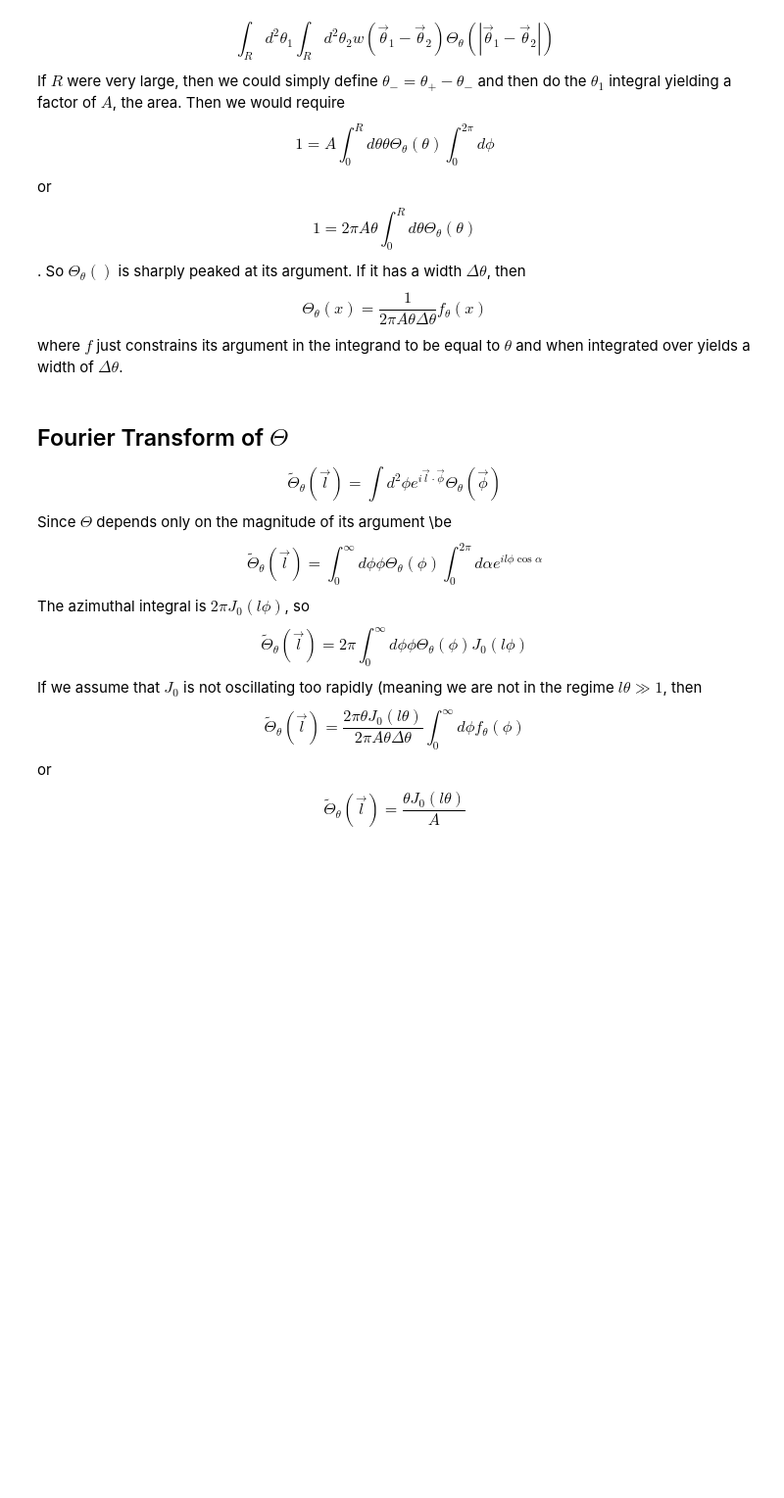
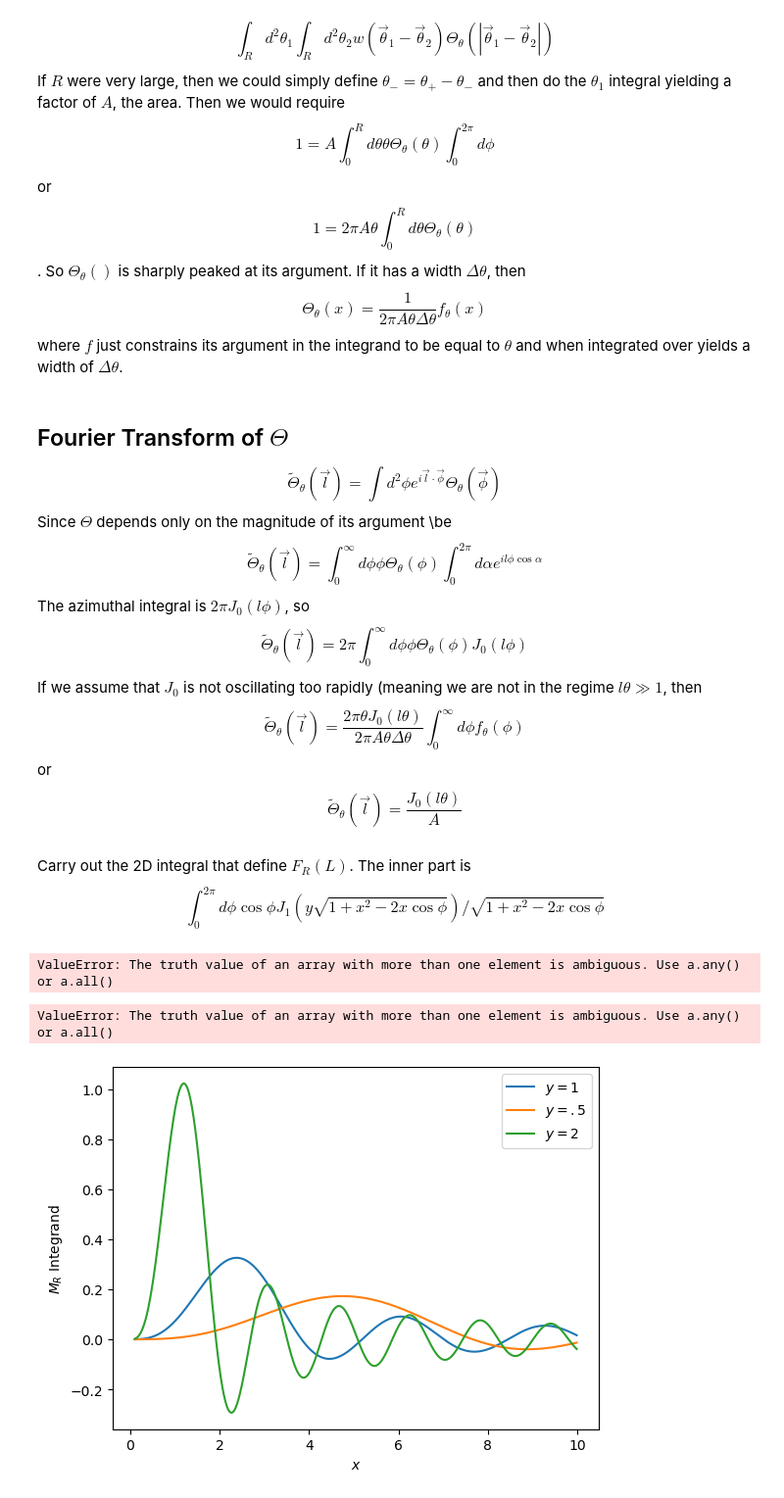
Before and after one commit to lpk1202/Light-Cone, a Jupyter notebook: source/angular.ipynb, the cells around one changed output. Shown at 98% size. Cells and saved outputs as stored; diff of their text form; code cells hidden in the pictures; blank space fills up the shorter version.

```diff
--- a/source/angular.ipynb
+++ b/source/angular.ipynb
@@ -75,4 +85,60 @@ $$\tilde\Theta_\theta(\vec l) = 2\pi \int_0^\infty d\phi\phi \Theta_\theta(\phi)
 If we assume that $J_0$ is not oscillating too rapidly (meaning we are not in the regime $l\theta\gg 1$, then
 $$\tilde\Theta_\theta(\vec l) = \frac{2\pi \theta J_0(l\theta)}{2\pi A\theta\Delta\theta} \int_0^\infty d\phi f_\theta(\phi) $$
 or
-$$\tilde\Theta_\theta(\vec l) = \frac{\theta J_0(l\theta)}{A} $$
+$$\tilde\Theta_\theta(\vec l) = \frac{J_0(l\theta)}{A} $$
+# %% [markdown]
+Carry out the 2D integral that define $F_R(L)$. The inner part is $$\int_0^{2\pi}d\phi \cos\phi J_1(y\sqrt{1+x^2-2x\cos\phi})/\sqrt{1+x^2-2x\cos\phi} $$
+# %%
+def phiint(phi,x,y):
+    c=np.cos(phi)
+    dist=np.sqrt(1+x**2-2*x*c)
+    if (dist <= 1.e-6):
+        return c*y*.5 # limit of J_1(x)=x/2
+    else:
+        return c*special.jv(1,y*dist)/dist
+phia=np.arange(0,np.pi,.01)
+plt.plot(phia/np.pi,phiint(phia,1,1),label='$y=1$')
+plt.plot(phia/np.pi,phiint(phia,1,10),label='$y=10$')
+plt.plot(phia/np.pi,phiint(phia,1,.1),label='$y=.1$')
+plt.legend()
+plt.xlabel('$\phi/\pi$')
+plt.ylabel('$\phi$ Integrand with $x=1$')
+plt.savefig('../plots/phiint.png')
+# %% [output]
+ValueError: The truth value of an array with more than one element is ambiguous. Use a.any() or a.all()
+# %%
+plt.plot(phia/np.pi,phiint(phia,1,10),label='$x=1$')
+plt.plot(phia/np.pi,phiint(phia,10,10),label='$x=10$')
+plt.plot(phia/np.pi,phiint(phia,.1,10),label='$x=.1$')
+plt.legend()
+plt.xlabel('$\phi/\pi$')
+plt.ylabel('$\phi$ Integrand with $y=10$')
+plt.savefig('../plots/phiinty10.png')
+# %% [output]
+ValueError: The truth value of an array with more than one element is ambiguous. Use a.any() or a.all()
+# %%
+xa=np.arange(.1,10.,.01)
+frx=[]
+y=1
+for i,x in enumerate(xa):
+    result=2*integrate.quad(phiint,0.,np.pi,args=(x,y))
+    frx.append(result[0]*x*special.jv(1,x*y))
+plt.plot(xa,frx,label='$y=1$')
+y=.5
+frx=[]
+for i,x in enumerate(xa):
+    result=2*integrate.quad(phiint,0.,np.pi,args=(x,y))
+    frx.append(result[0]*x*special.jv(1,x*y))
+plt.plot(xa,frx,label='$y=.5$')
+y=2.
+frx=[]
+for i,x in enumerate(xa):
+    result=2*integrate.quad(phiint,0.,np.pi,args=(x,y))
+    frx.append(2*result[0]*x*special.jv(1,x*y))
+plt.plot(xa,frx,label='$y=2$')
+plt.legend()
+plt.xlabel('$x$')
+plt.ylabel('$M_R$ Integrand')
+plt.savefig('../plots/mrint.png')
+# %% [output]
+[figure, added]
```
Also changed, not shown: parts of 18 cells of this notebook, 11 other files.
